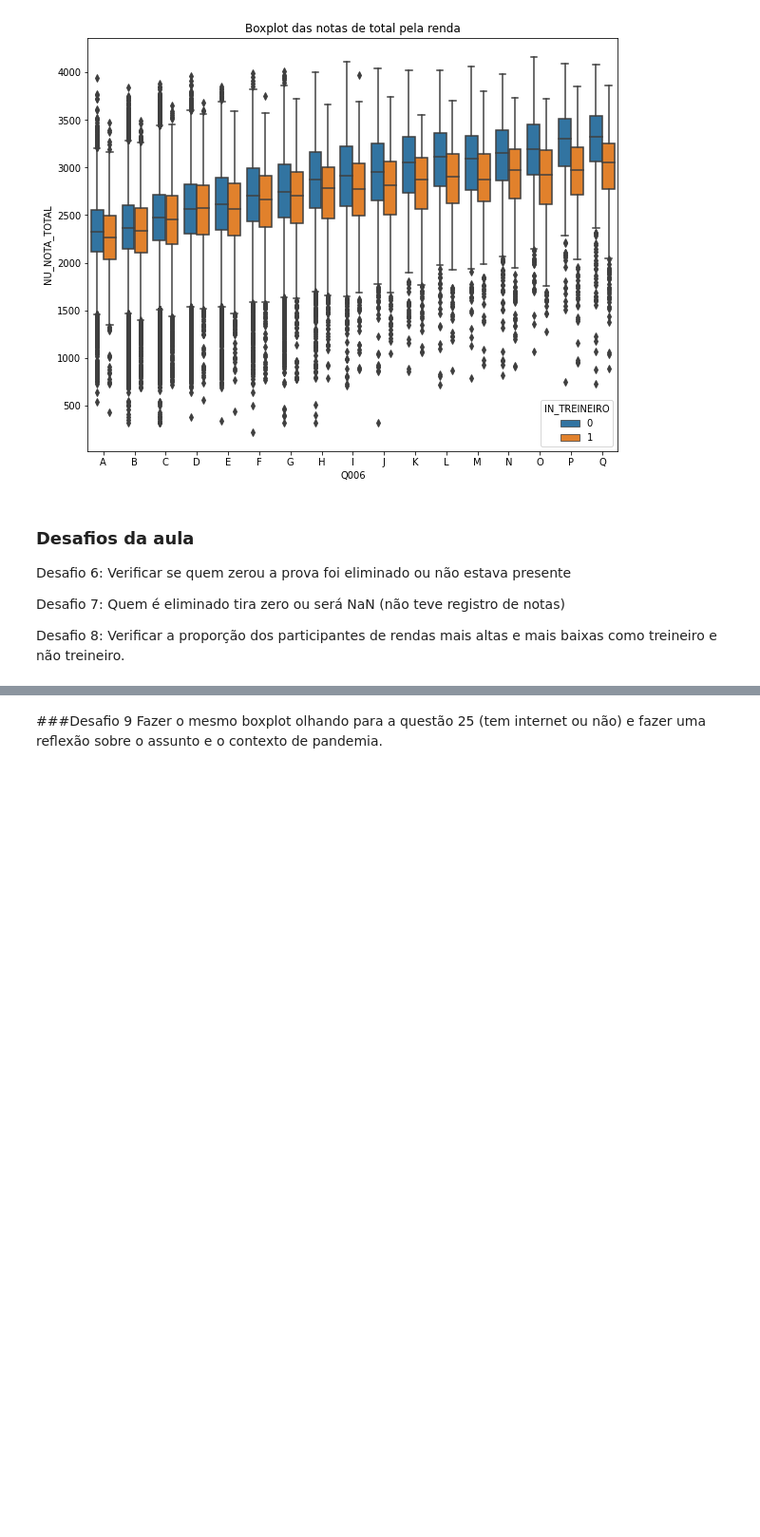
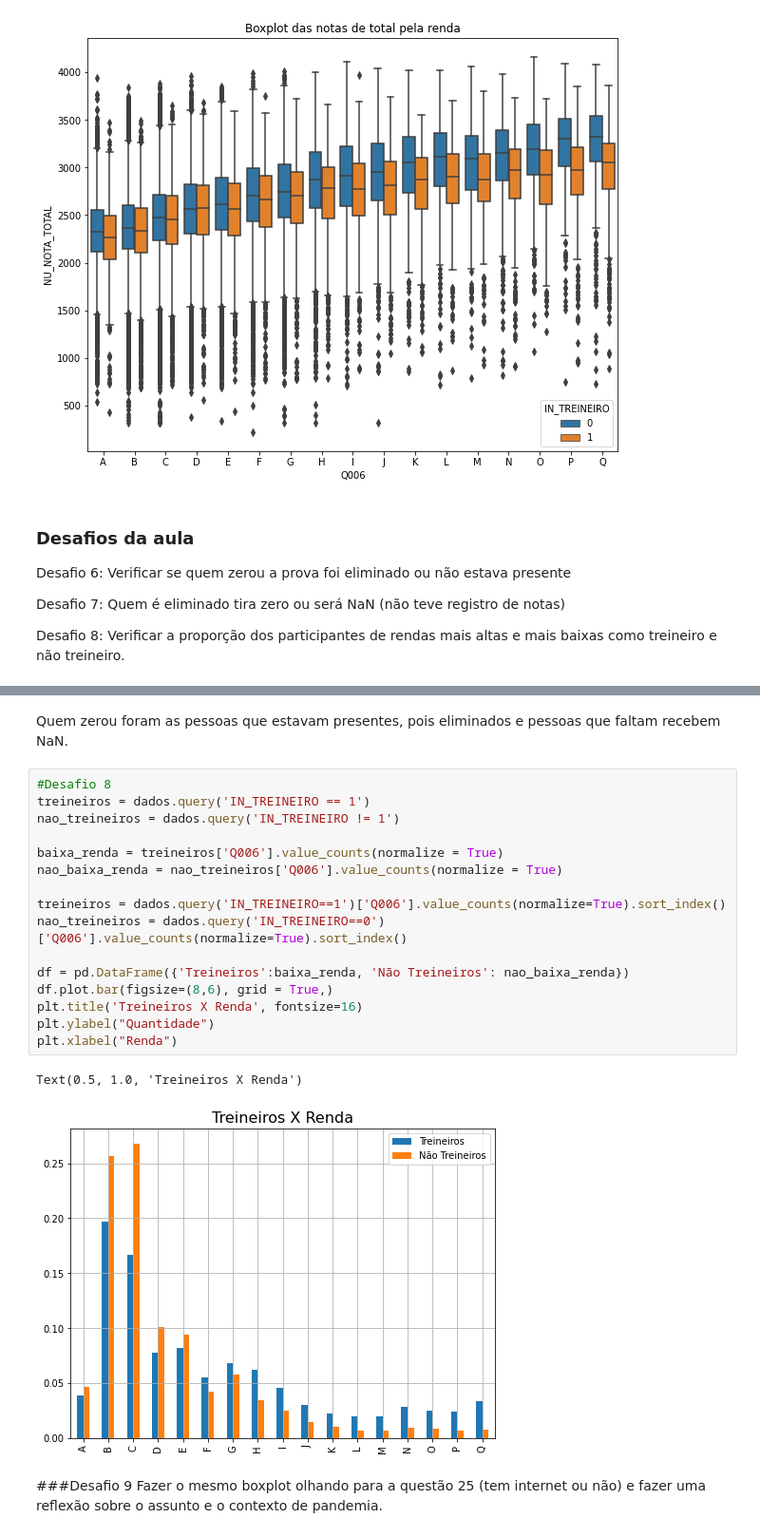
Before and after one commit to emys-alb/ImersaoDados, a Jupyter notebook: ImersaoDados.ipynb, the cells around one changed output, grey strips where cells are left out. Shown at 95% size. Cells and saved outputs as stored; diff of their text form; blank space fills up the shorter version.

Commit message:
Conclusão dos desafios

```diff
--- a/ImersaoDados.ipynb
+++ b/ImersaoDados.ipynb
@@ -373,3 +411,24 @@ Desafio 8: Verificar a proporção dos participantes de rendas mais altas e mais
+# %% [markdown]
+Quem zerou foram as pessoas que estavam presentes, pois eliminados e pessoas que faltam recebem NaN.
+# %%
+#Desafio 8
+treineiros = dados.query('IN_TREINEIRO == 1')
+nao_treineiros = dados.query('IN_TREINEIRO != 1')
+
+baixa_renda = treineiros['Q006'].value_counts(normalize = True)
+nao_baixa_renda = nao_treineiros['Q006'].value_counts(normalize = True)
+
+treineiros = dados.query('IN_TREINEIRO==1')['Q006'].value_counts(normalize=True).sort_index()
+nao_treineiros = dados.query('IN_TREINEIRO==0')['Q006'].value_counts(normalize=True).sort_index()
+
+df = pd.DataFrame({'Treineiros':baixa_renda, 'Não Treineiros': nao_baixa_renda})
+df.plot.bar(figsize=(8,6), grid = True,)
+plt.title('Treineiros X Renda', fontsize=16)
+plt.ylabel("Quantidade")
+plt.xlabel("Renda")
+# %% [output]
+Text(0.5, 1.0, 'Treineiros X Renda')
+[figure, added]
 # %% [markdown]
 ###Desafio 9
 Fazer o mesmo boxplot olhando para a questão 25 (tem internet ou não) e fazer uma reflexão sobre o assunto e o contexto de pandemia.
```
Also changed, not shown: parts of 32 cells of this notebook.
